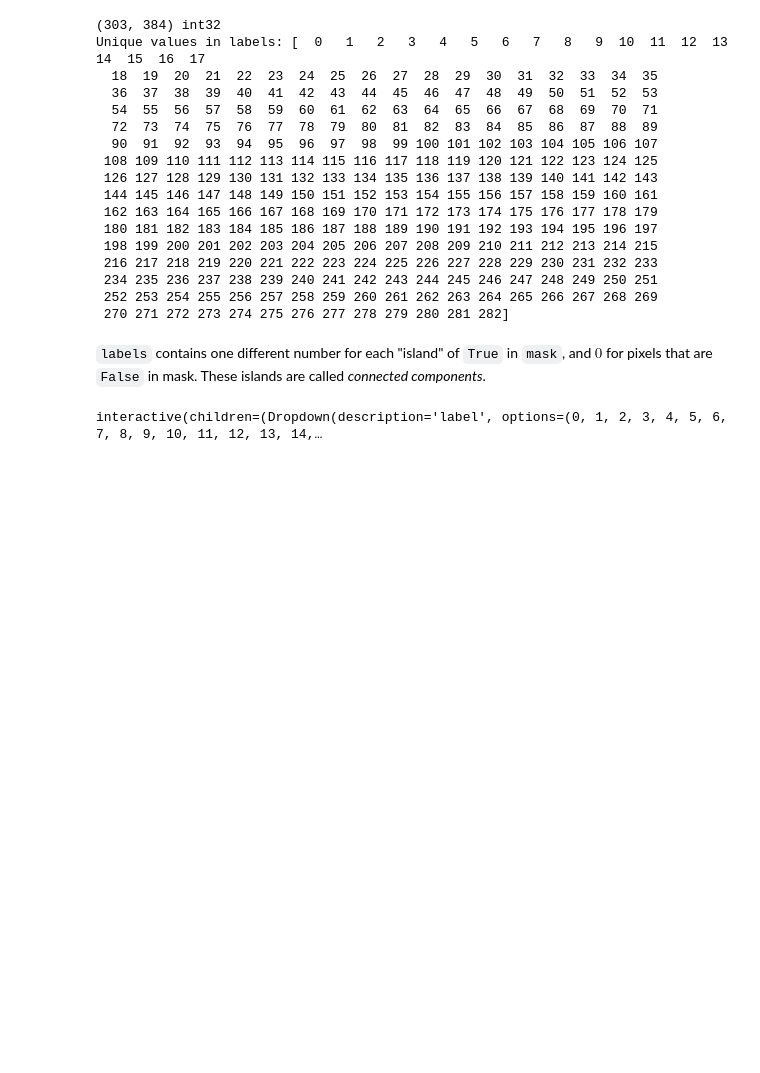
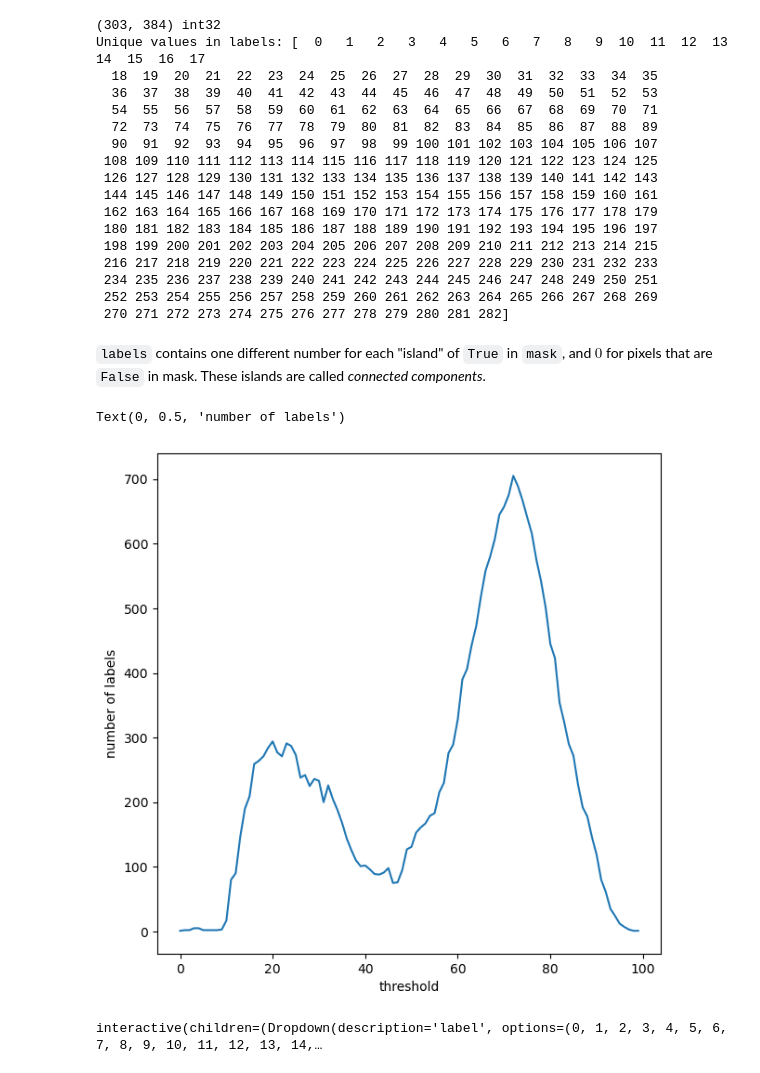
Before and after one commit to florianbaer/MSE-CompVis, a Jupyter notebook: Exercises/SW02/02a-binarization.ipynb, the cells around one changed output. Cells and saved outputs as stored; diff of their text form; code cells hidden in the pictures; blank space fills up the shorter version.

```diff
--- a/Exercises/SW02/02a-binarization.ipynb
+++ b/Exercises/SW02/02a-binarization.ipynb
@@ -86,6 +88,15 @@ Unique values in labels: [  0   1   2   3   4   5   6   7   8   9  10  11  12  1
  270 271 272 273 274 275 276 277 278 279 280 281 282]
 # %% [markdown]
 `labels` contains one different number for each "island" of `True` in `mask`, and $0$ for pixels that are `False` in mask.  These islands are called _connected components_.
+# %%
+ts = np.linspace(0,1,100)
+nlabels = [len(np.unique(skimage.measure.label(im > tresh))) for tresh in ts]
+plt.plot(nlabels)
+plt.xlabel('threshold')
+plt.ylabel('number of labels')
+# %% [output]
+Text(0, 0.5, 'number of labels')
+[figure, added]
 # %%
 @widgets.interact(label = list(np.unique(labels)))
 def f(label):
```
Also changed, not shown: parts of 5 cells of this notebook, 1 other file.
